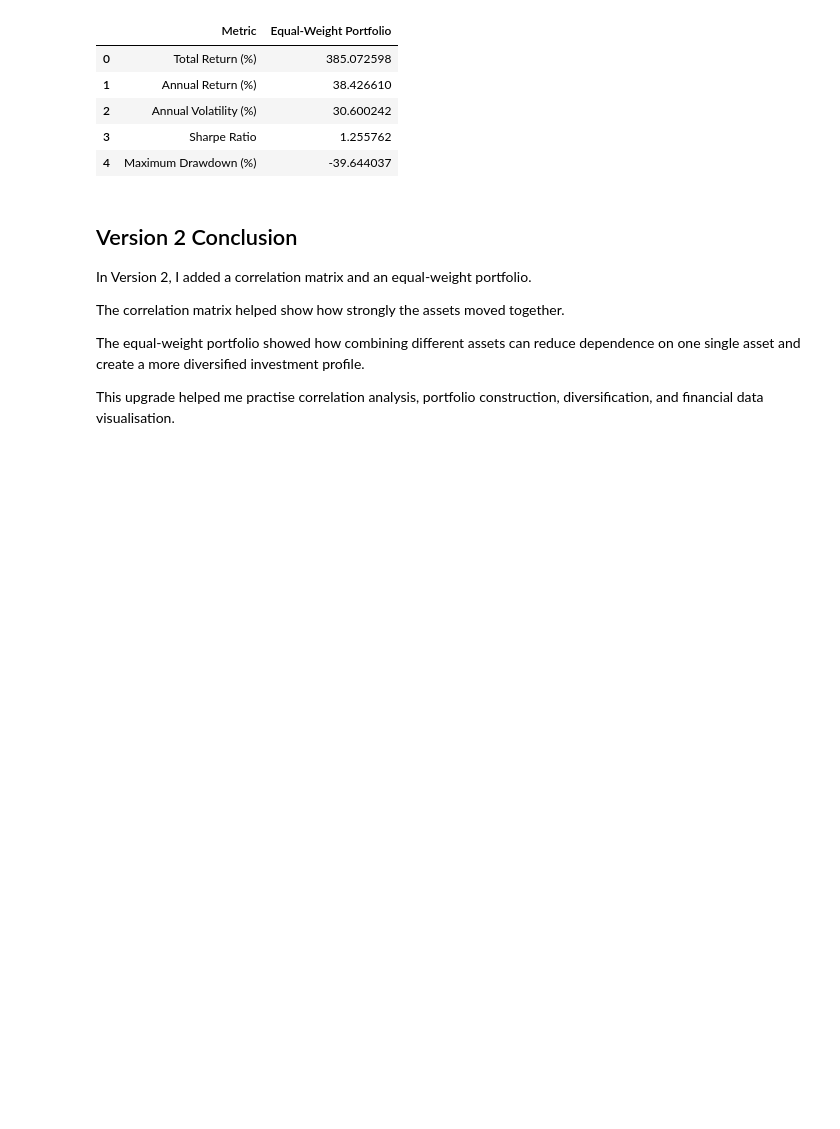
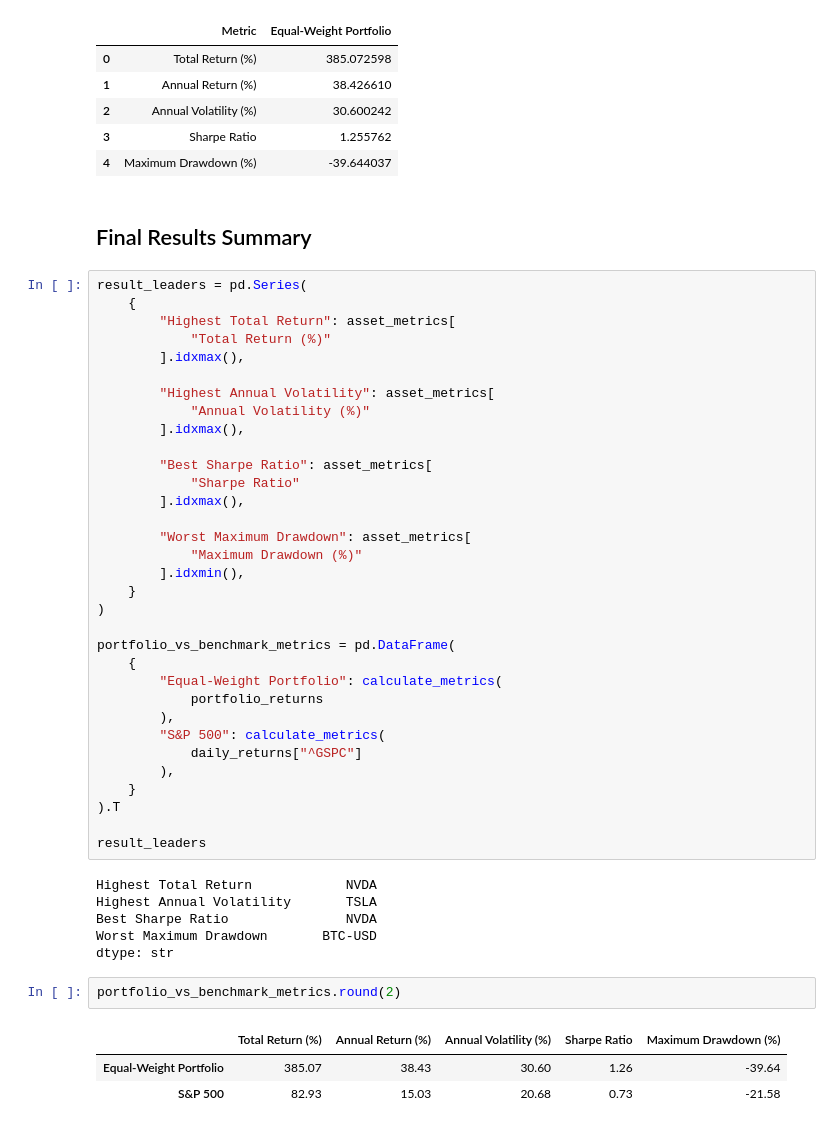
Before and after one commit to komeilzareikar/financial-market-analysis-python, a Jupyter notebook: market_analysis.ipynb, the cells around one changed output. Drawn from its saved outputs; the diff is of its cells as text; blank space fills up the shorter version.

Commit message:
Finalise analysis conclusions and documentation

```diff
--- a/market_analysis.ipynb
+++ b/market_analysis.ipynb
@@ -310,13 +288,50 @@ portfolio_summary
 | 2 | Annual Volatility (%) | 30.600242 |
 | 3 | Sharpe Ratio | 1.255762 |
 | 4 | Maximum Drawdown (%) | -39.644037 |
-# %% [markdown]
-## Version 2 Conclusion
-
-In Version 2, I added a correlation matrix and an equal-weight portfolio.
-
-The correlation matrix helped show how strongly the assets moved together.
-
-The equal-weight portfolio showed how combining different assets can reduce dependence on one single asset and create a more diversified investment profile.
-
-This upgrade helped me practise correlation analysis, portfolio construction, diversification, and financial data visualisation.
+# %% [markdown]
+## Final Results Summary
+# %%
+result_leaders = pd.Series(
+    {
+        "Highest Total Return": asset_metrics[
+            "Total Return (%)"
+        ].idxmax(),
+
+        "Highest Annual Volatility": asset_metrics[
+            "Annual Volatility (%)"
+        ].idxmax(),
+
+        "Best Sharpe Ratio": asset_metrics[
+            "Sharpe Ratio"
+        ].idxmax(),
+
+        "Worst Maximum Drawdown": asset_metrics[
+            "Maximum Drawdown (%)"
+        ].idxmin(),
+    }
+)
+
+portfolio_vs_benchmark_metrics = pd.DataFrame(
+    {
+        "Equal-Weight Portfolio": calculate_metrics(
+            portfolio_returns
+        ),
+        "S&P 500": calculate_metrics(
+            daily_returns["^GSPC"]
+        ),
+    }
+).T
+
+result_leaders
+# %% [output]
+Highest Total Return            NVDA
+Highest Annual Volatility       TSLA
+Best Sharpe Ratio               NVDA
+Worst Maximum Drawdown       BTC-USD
+dtype: str
+# %%
+portfolio_vs_benchmark_metrics.round(2)
+# %% [output]
+|  | Total Return (%) | Annual Return (%) | Annual Volatility (%) | Sharpe Ratio | Maximum Drawdown (%) |
+| Equal-Weight Portfolio | 385.07 | 38.43 | 30.60 | 1.26 | -39.64 |
+| S&P 500 | 82.93 | 15.03 | 20.68 | 0.73 | -21.58 |
```
Also changed, not shown: parts of 2 cells of this notebook.
